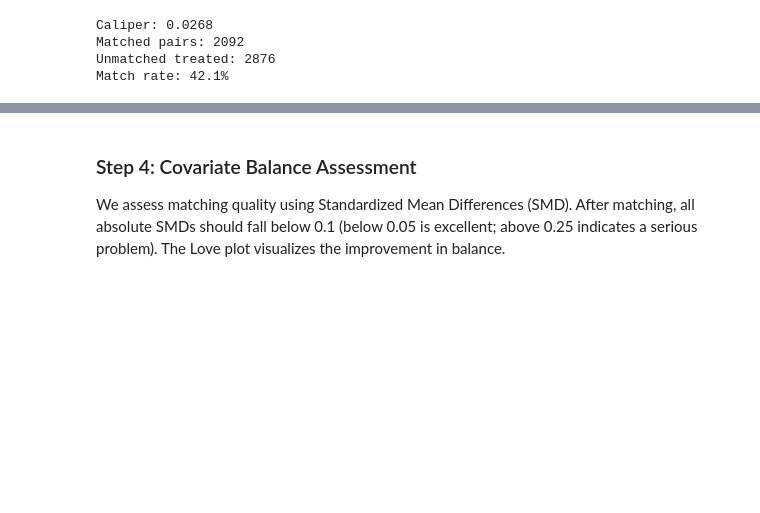
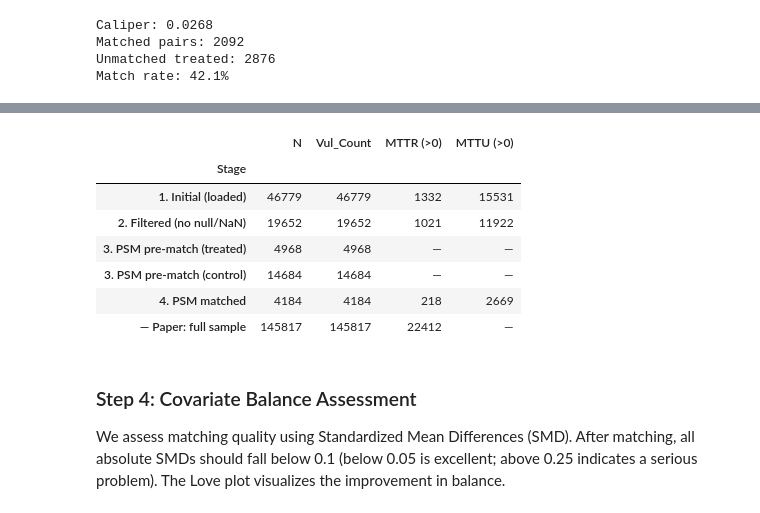
Before and after one commit to shcherbin/mads-siads-699-winter-2026-capstone, a Jupyter notebook: notebooks/prediction/rq1_psm.ipynb, the cells around one changed output, grey strips where cells are left out. Drawn from its saved outputs; the diff is of its cells as text; code cells hidden in the pictures; blank space fills up the shorter version.

```diff
--- a/notebooks/prediction/rq1_psm.ipynb
+++ b/notebooks/prediction/rq1_psm.ipynb
@@ -182,0 +228,18 @@ df.describe()
+# %%
+n_filtered = len(df)
+n_dropped = n_initial - n_filtered
+n_mttr_positive = (df[fd.T_MTTR] > 0).sum()
+n_mttu_positive = (df[fd.T_MTTU] > 0).sum()
+
+print("=" * 60)
+print("STAGE 2 — After drop_nulls / drop_nans")
+print("=" * 60)
+print(f"  Rows retained:               {n_filtered:>8,}")
+print(f"  Rows dropped (null/NaN):     {n_dropped:>8,}  ({n_dropped / n_initial:.1%} of initial)")
+print()
+print("  Per-target effective N (rows with outcome > 0):")
+print(f"    Vul_Count (all rows):      {n_filtered:>8,}")
+print(f"    MTTR (> 0):                {n_mttr_positive:>8,}  ({n_mttr_positive / n_filtered:.1%} of filtered)")
+print(f"    MTTU (> 0):                {n_mttu_positive:>8,}  ({n_mttu_positive / n_filtered:.1%} of filtered)")
+print()
+print(f"  Paper used 145,817 for Vul_Count/MTTU and 22,412 for MTTR.")
@@ -567,0 +652,40 @@ Match rate: 42.1%
+# %%
+n_treated = df["treated"].sum()
+n_control = (df["treated"] == 0).sum()
+n_matched_pairs = len(matched_treated)
+n_matched_total = len(matched_df)
+n_matched_mttr = (matched_df[fd.T_MTTR] > 0).sum()
+n_matched_mttu = (matched_df[fd.T_MTTU] > 0).sum()
+
+print("=" * 60)
+print("STAGE 3 — After PSM Matching")
+print("=" * 60)
+print(f"  Pre-match treated:           {n_treated:>8,}")
+print(f"  Pre-match control:           {n_control:>8,}")
+print(f"  Matched pairs:               {n_matched_pairs:>8,}")
+print(f"  Matched total (2 × pairs):   {n_matched_total:>8,}")
+print(f"  Unmatched treated:           {n_treated - n_matched_pairs:>8,}")
+print(f"  Match rate:                  {n_matched_pairs / n_treated:>8.1%}")
+print()
+print("  Matched-sample effective N per target:")
+print(f"    Vul_Count:                 {n_matched_total:>8,}")
+print(f"    MTTR (> 0):                {n_matched_mttr:>8,}")
+print(f"    MTTU (> 0):                {n_matched_mttu:>8,}")
+
+# --- Consolidated pipeline summary table ---
+print()
+print("=" * 60)
+print("CONSOLIDATED SAMPLE-SIZE PIPELINE")
+print("=" * 60)
+
+pipeline = pd.DataFrame([
+    {"Stage": "1. Initial (loaded)",        "N": n_initial,         "Vul_Count": n_initial,   "MTTR (>0)": n_initial_non_null_mttr,  "MTTU (>0)": n_initial_non_null_mttu},
+    {"Stage": "2. Filtered (no null/NaN)",  "N": n_filtered,        "Vul_Count": n_filtered,  "MTTR (>0)": n_mttr_positive,          "MTTU (>0)": n_mttu_positive},
+    {"Stage": "3. PSM pre-match (treated)", "N": n_treated,         "Vul_Count": n_treated,   "MTTR (>0)": "—",                      "MTTU (>0)": "—"},
+    {"Stage": "3. PSM pre-match (control)", "N": n_control,         "Vul_Count": n_control,   "MTTR (>0)": "—",                      "MTTU (>0)": "—"},
+    {"Stage": "4. PSM matched",             "N": n_matched_total,   "Vul_Count": n_matched_total, "MTTR (>0)": n_matched_mttr,       "MTTU (>0)": n_matched_mttu},
+    {"Stage": "— Paper: full sample",       "N": PAPER_N_SCORECARD, "Vul_Count": PAPER_N_SCORECARD, "MTTR (>0)": PAPER_N_MTTR,       "MTTU (>0)": "—"},
+])
+pipeline = pipeline.set_index("Stage")
+pipeline
+# %% [output]
@@ -568,3 +710,11 @@ Match rate: 42.1%
+|  | N | Vul_Count | MTTR (>0) | MTTU (>0) |
+| Stage |  |  |  |  |
+| 1. Initial (loaded) | 46779 | 46779 | 1332 | 15531 |
+| 2. Filtered (no null/NaN) | 19652 | 19652 | 1021 | 11922 |
+| 3. PSM pre-match (treated) | 4968 | 4968 | — | — |
+| 3. PSM pre-match (control) | 14684 | 14684 | — | — |
+| 4. PSM matched | 4184 | 4184 | 218 | 2669 |
+| — Paper: full sample | 145817 | 145817 | 22412 | — |
 # %% [markdown]
 ### Step 4: Covariate Balance Assessment
 
```
Also changed, not shown: parts of 18 cells of this notebook, 1 other file.
